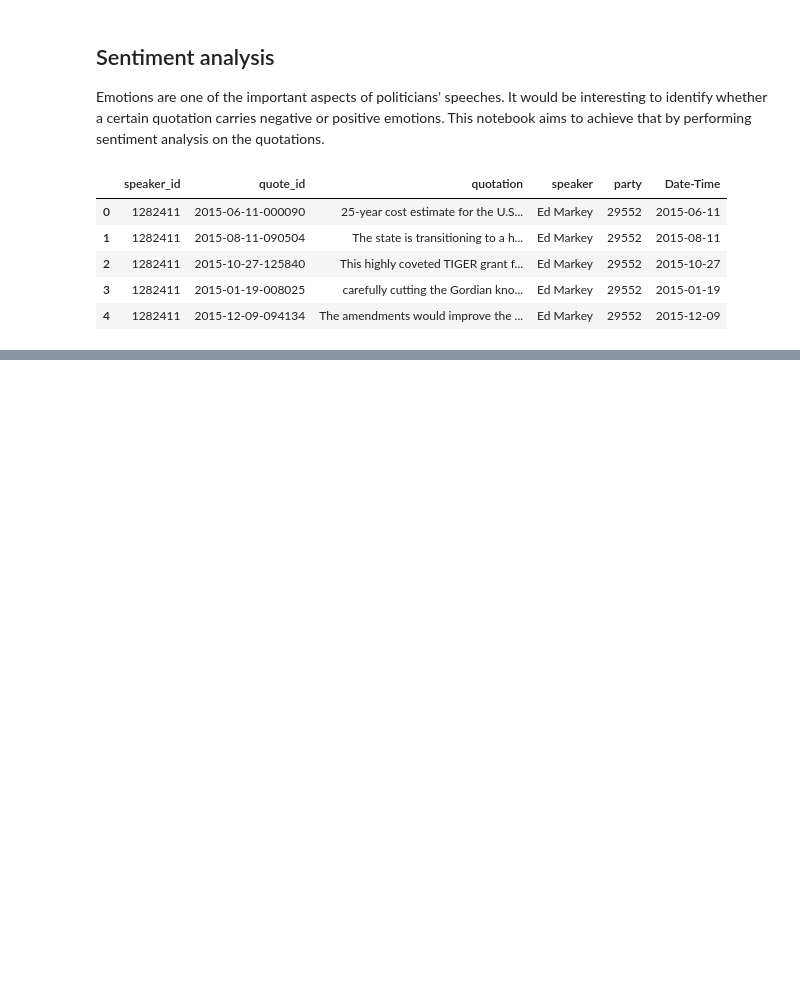
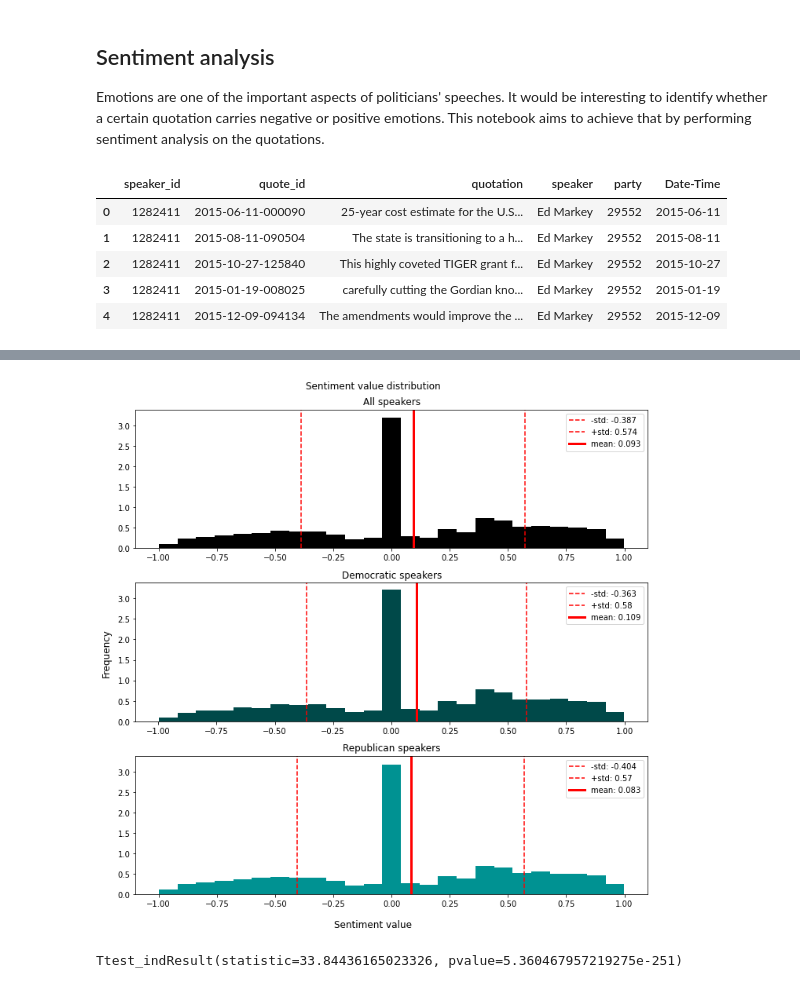
Before and after one commit to cndesabbata/Political-affiliation-predictor-from-quotes, a Jupyter notebook: src/sentiment_analysis.ipynb, the cells around one changed output, grey strips where cells are left out. Saved outputs shown, nothing was run; the diff lists cells and outputs as text; code cells hidden in the pictures; blank space fills up the shorter version.

Commit message:
Update sentiment analysis

```diff
--- a/src/sentiment_analysis.ipynb
+++ b/src/sentiment_analysis.ipynb
@@ -13,3 +13,12 @@ data.head()
 | 2 | 1282411 | 2015-10-27-125840 | This highly coveted TIGER grant f... | Ed Markey | 29552 | 2015-10-27 |
 | 3 | 1282411 | 2015-01-19-008025 | carefully cutting the Gordian kno... | Ed Markey | 29552 | 2015-01-19 |
 | 4 | 1282411 | 2015-12-09-094134 | The amendments would improve the ... | Ed Markey | 29552 | 2015-12-09 |
+# %%
+from vaderSentiment.vaderSentiment import SentimentIntensityAnalyzer
+analyzer = SentimentIntensityAnalyzer()
+
+test_sentences = data[data["speaker"] == "Donald Trump"]["quotation"].sample(5).values.tolist()
+
+for example in test_sentences:
+  res = analyzer.polarity_scores(example)
+  print(f"Sentence: {example}\nScores: {res}\n")
@@ -16,4 +40,53 @@ data.head()
+# %%
+from tqdm import tqdm
+tqdm.pandas()
+data["sentiment"] = data["quotation"].progress_apply(lambda x: analyzer.polarity_scores(x)["compound"])
 # %%
 democratic_party = 29552
 republican_party = 29468
-democrats =
+democrats = data[data["party"] == democratic_party]
+republicans = data[data["party"] == republican_party]
+all_speakers = data.copy()
+# %%
+import matplotlib.pyplot as plt
+import numpy as np
+
+def vertical_subplots(columns, config):
+    colours = ["#000000","#004949","#009292","#ff6db6","#ffb6db","#490092","#006ddb","#b66dff","#6db6ff","#b6dbff","#920000","#924900","#db6d00","#24ff24","#ffff6d"]
+    means = [data.mean() for data in columns]
+    stds = [data.std() for data in columns]
+
+    fig, axs = plt.subplots(len(columns), 1, sharey = True)
+    subtitles = config["subtitles"]
+
+
+    for ax, data, mean, std, color, subtitle in zip(axs, columns, means, stds, colours, subtitles):
+        ax.hist(data.values, color = color, bins=25, density=True)
+        ax.axvline(mean - std, linestyle = '--', color = "red", label = f"-std: {np.round(mean - std, 3)}")
+        ax.axvline(mean + std, linestyle = '--', color = "red", label = f"+std: {np.round(mean + std, 3)}")
+        ax.axvline(mean, color = 'red', lw = 3, label = f"mean: {np.round(mean, 3)}")
+        ax.set_title(subtitle)
+        ax.legend()
+
+    fig.supxlabel(config["xlabel"])
+    fig.supylabel(config["ylabel"])
+    fig.suptitle(config["title"])
+    fig.set_size_inches(10, 10)
+    fig.tight_layout()
+    fig.show()
+
+config = {
+    "xlabel": "Sentiment value",
+    "ylabel": "Frequency",
+    "title": "Sentiment value distribution",
+    "subtitles": ["All speakers", "Democratic speakers", "Republican speakers"]
+}
+columns = [all_speakers["sentiment"], democrats["sentiment"], republicans["sentiment"]]
+vertical_subplots(columns, config)
+# %% [output]
+[figure, added]
+# %%
+from scipy.stats import ttest_ind
+ttest_ind(democrats['sentiment'], republicans['sentiment'])
+# %% [output]
+Ttest_indResult(statistic=33.84436165023326, pvalue=5.360467957219275e-251)
```
Also changed, not shown: parts of 2 cells of this notebook.
